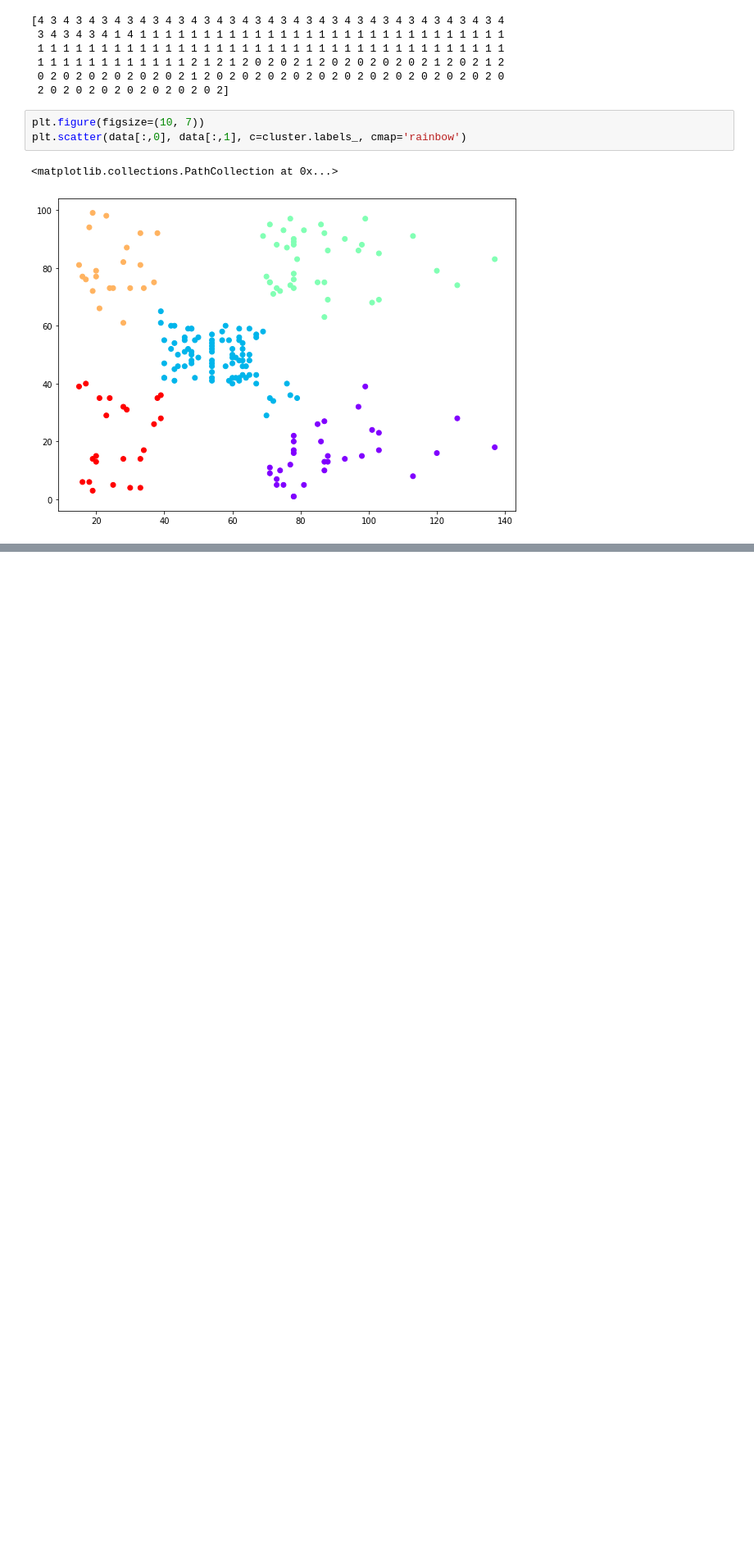
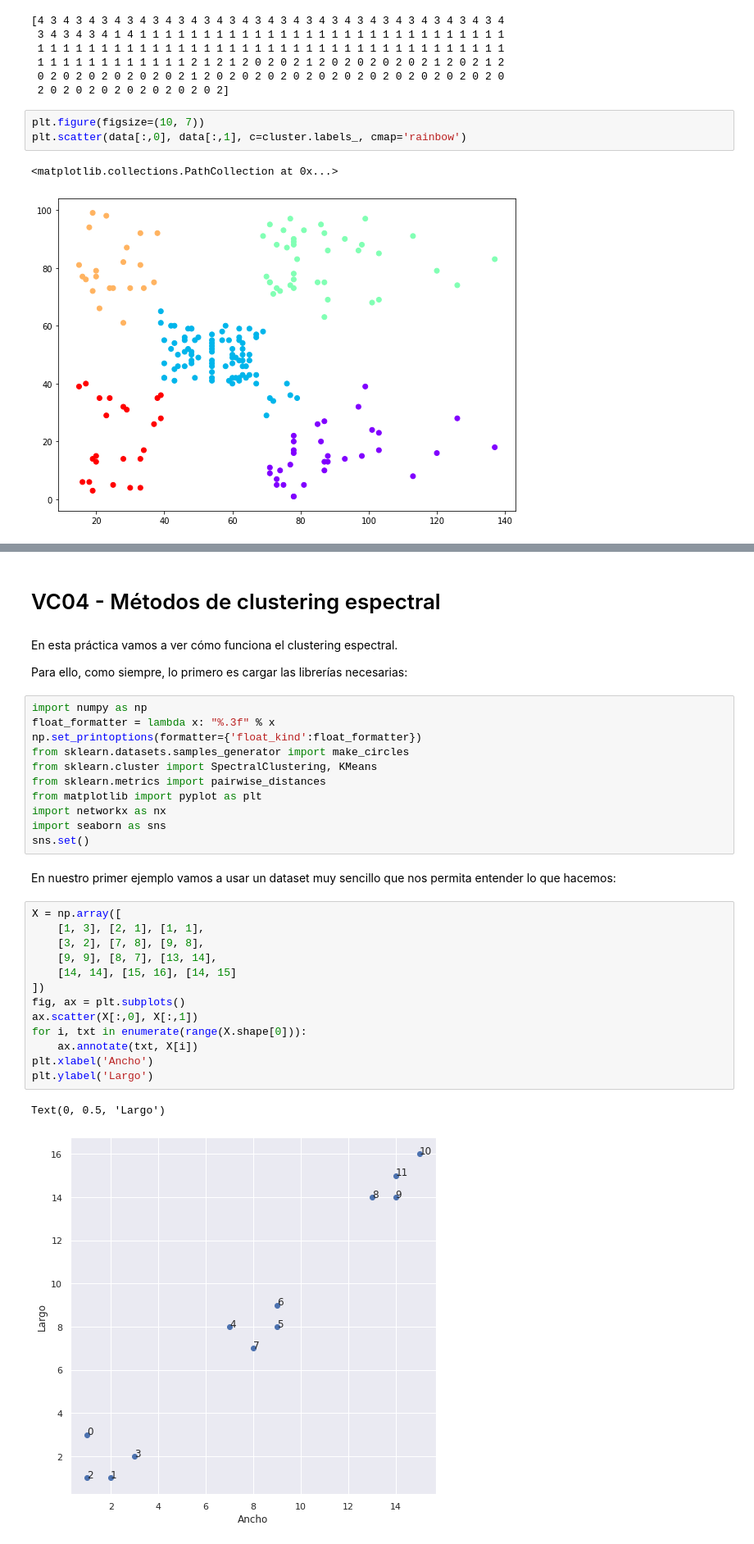
Before and after one commit to chrfranco/06_MAIR_Aprendizaje_No_Supervisado, a Jupyter notebook: Actividad_1_Notebooks_Clustering_Christian_Franco_Sánchez.ipynb, the cells around one changed output, grey strips where cells are left out. Shown at 82% size. Cells and saved outputs as stored; diff of their text form; blank space fills up the shorter version.

```diff
--- a/Actividad_1_Notebooks_Clustering_Christian_Franco_Sánchez.ipynb
+++ b/Actividad_1_Notebooks_Clustering_Christian_Franco_Sánchez.ipynb
@@ -565,0 +568,35 @@ plt.scatter(data[:,0], data[:,1], c=cluster.labels_, cmap='rainbow')
+# %% [markdown]
+# VC04 - Métodos de clustering espectral
+# %% [markdown]
+En esta práctica vamos a ver cómo funciona el clustering espectral.
+
+Para ello, como siempre, lo primero es cargar las librerías necesarias:
+# %%
+import numpy as np
+float_formatter = lambda x: "%.3f" % x
+np.set_printoptions(formatter={'float_kind':float_formatter})
+from sklearn.datasets.samples_generator import make_circles
+from sklearn.cluster import SpectralClustering, KMeans
+from sklearn.metrics import pairwise_distances
+from matplotlib import pyplot as plt
+import networkx as nx
+import seaborn as sns
+sns.set()
+# %% [markdown]
+En nuestro primer ejemplo vamos a usar un dataset muy sencillo que nos permita entender lo que hacemos:
+# %%
+X = np.array([
+    [1, 3], [2, 1], [1, 1],
+    [3, 2], [7, 8], [9, 8],
+    [9, 9], [8, 7], [13, 14],
+    [14, 14], [15, 16], [14, 15]
+])
+fig, ax = plt.subplots()
+ax.scatter(X[:,0], X[:,1])
+for i, txt in enumerate(range(X.shape[0])):
+    ax.annotate(txt, X[i])
+plt.xlabel('Ancho')
+plt.ylabel('Largo')
+# %% [output]
+Text(0, 0.5, 'Largo')
+[figure, added]
```
Also changed, not shown: parts of 56 cells of this notebook.
